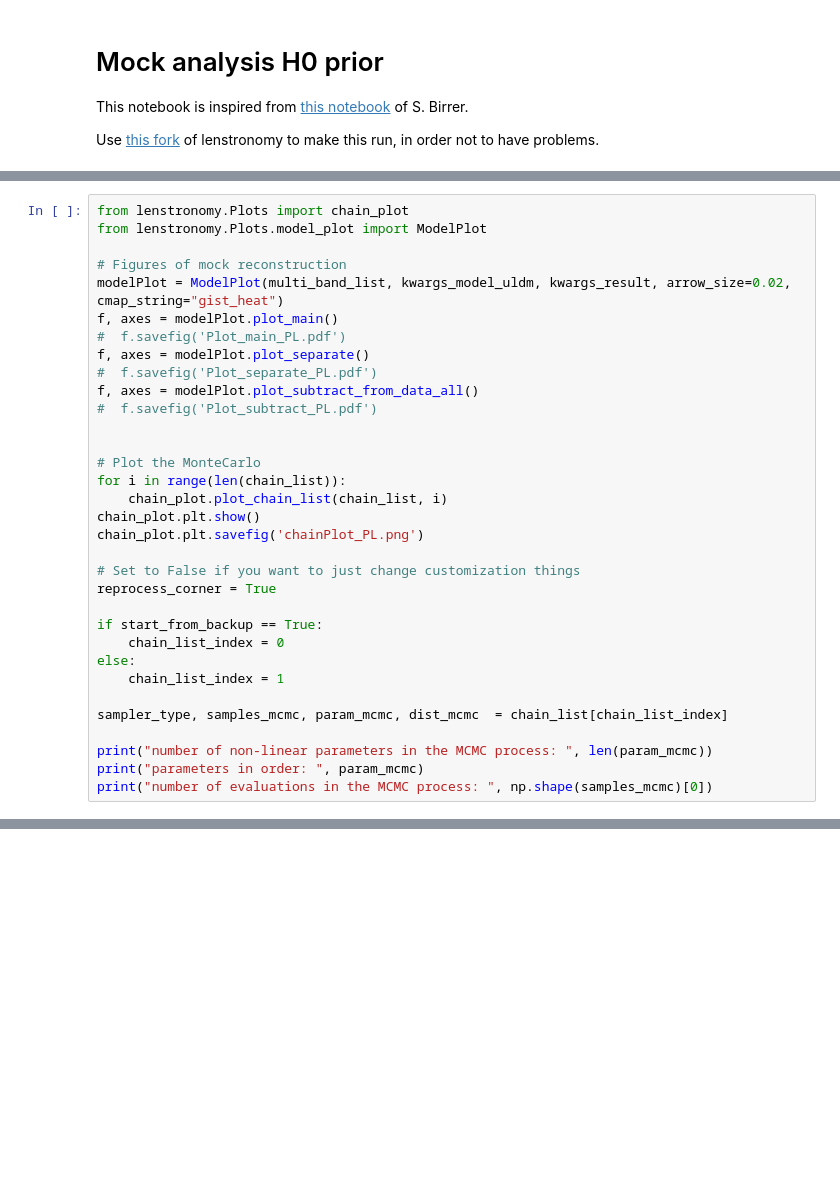
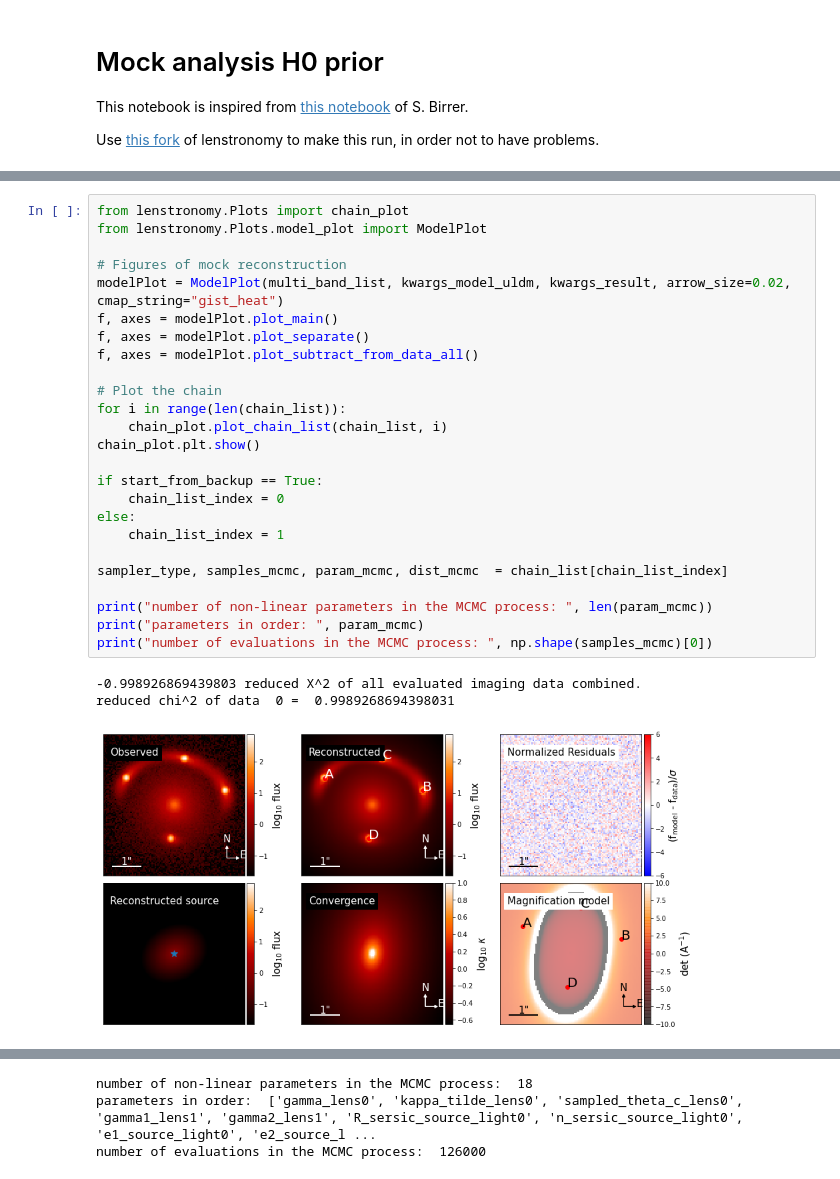
Before and after one commit to lucateo/ULDM-Strong-Lensing_H0, a Jupyter notebook: Notebooks/Mock_analysis_uldm2uldm_H0_prior.ipynb, the cells around one changed output, grey strips where cells are left out. Drawn from its saved outputs; the diff is of its cells as text; blank space fills up the shorter version.

```diff
--- a/Notebooks/Mock_analysis_uldm2uldm_H0_prior.ipynb
+++ b/Notebooks/Mock_analysis_uldm2uldm_H0_prior.ipynb
@@ -363,33 +399,29 @@ print('Final parameters given by MCMC: ', kwargs_result)
 # %%
 from lenstronomy.Plots import chain_plot
 from lenstronomy.Plots.model_plot import ModelPlot
 
 # Figures of mock reconstruction
 modelPlot = ModelPlot(multi_band_list, kwargs_model_uldm, kwargs_result, arrow_size=0.02, cmap_string="gist_heat")
 f, axes = modelPlot.plot_main()
-#  f.savefig('Plot_main_PL.pdf')
 f, axes = modelPlot.plot_separate()
-#  f.savefig('Plot_separate_PL.pdf')
 f, axes = modelPlot.plot_subtract_from_data_all()
-#  f.savefig('Plot_subtract_PL.pdf')
 
-
-# Plot the MonteCarlo
+# Plot the chain
 for i in range(len(chain_list)):
     chain_plot.plot_chain_list(chain_list, i)
 chain_plot.plt.show()
-chain_plot.plt.savefig('chainPlot_PL.png')
-
-# Set to False if you want to just change customization things
-reprocess_corner = True
 
 if start_from_backup == True:
     chain_list_index = 0
 else:
     chain_list_index = 1
 
 sampler_type, samples_mcmc, param_mcmc, dist_mcmc  = chain_list[chain_list_index]
 
 print("number of non-linear parameters in the MCMC process: ", len(param_mcmc))
 print("parameters in order: ", param_mcmc)
 print("number of evaluations in the MCMC process: ", np.shape(samples_mcmc)[0])
+# %% [output]
+-0.998926869439803 reduced X^2 of all evaluated imaging data combined.
+reduced chi^2 of data  0 =  0.9989268694398031
+[figure, added]
@@ -396,3 +431,6 @@ print("number of evaluations in the MCMC process: ", np.shape(samples_mcmc)[0])
+number of non-linear parameters in the MCMC process:  18
+parameters in order:  ['gamma_lens0', 'kappa_tilde_lens0', 'sampled_theta_c_lens0', 'gamma1_lens1', 'gamma2_lens1', 'R_sersic_source_light0', 'n_sersic_source_light0', 'e1_source_light0', 'e2_source_l ...
+number of evaluations in the MCMC process:  126000
 # %%
 import corner
 # import the parameter handling class
```
Also changed, not shown: parts of 8 cells of this notebook.
